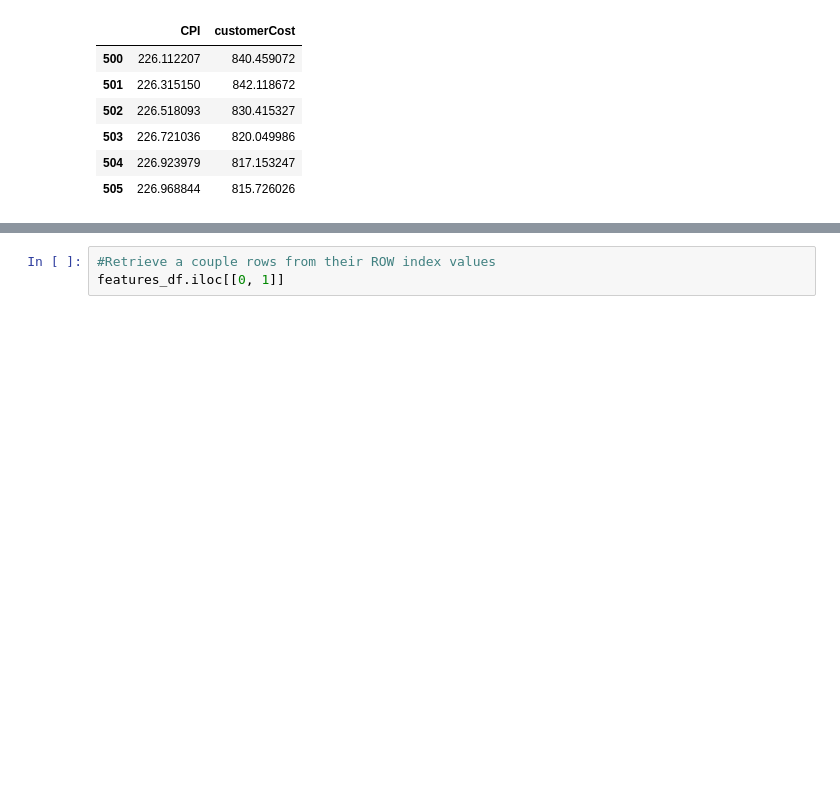
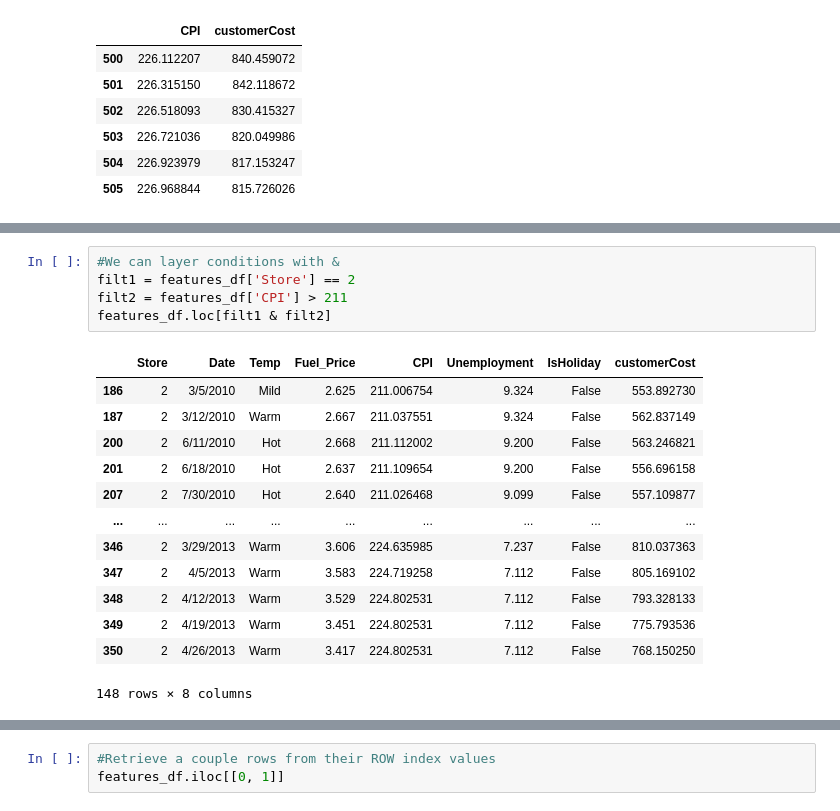
Before and after one commit to peterling7710/BCHPython2, a Jupyter notebook: Python2_master.ipynb, the cells around one changed output, grey strips where cells are left out. Drawn from its saved outputs; the diff is of its cells as text; blank space fills up the shorter version.

```diff
--- a/Python2_master.ipynb
+++ b/Python2_master.ipynb
@@ -388,0 +401,19 @@ features_df.loc[500:505, ["CPI", "customerCost"]]
+# %%
+#We can layer conditions with &
+filt1 = features_df['Store'] == 2
+filt2 = features_df['CPI'] > 211
+features_df.loc[filt1 & filt2]
+# %% [output]
+|  | Store | Date | Temp | Fuel_Price | CPI | Unemployment | IsHoliday | customerCost |
+| 186 | 2 | 3/5/2010 | Mild | 2.625 | 211.006754 | 9.324 | False | 553.892730 |
+| 187 | 2 | 3/12/2010 | Warm | 2.667 | 211.037551 | 9.324 | False | 562.837149 |
+| 200 | 2 | 6/11/2010 | Hot | 2.668 | 211.112002 | 9.200 | False | 563.246821 |
+| 201 | 2 | 6/18/2010 | Hot | 2.637 | 211.109654 | 9.200 | False | 556.696158 |
+| 207 | 2 | 7/30/2010 | Hot | 2.640 | 211.026468 | 9.099 | False | 557.109877 |
+| ... | ... | ... | ... | ... | ... | ... | ... | ... |
+| 346 | 2 | 3/29/2013 | Warm | 3.606 | 224.635985 | 7.237 | False | 810.037363 |
+| 347 | 2 | 4/5/2013 | Warm | 3.583 | 224.719258 | 7.112 | False | 805.169102 |
+| 348 | 2 | 4/12/2013 | Warm | 3.529 | 224.802531 | 7.112 | False | 793.328133 |
+| 349 | 2 | 4/19/2013 | Warm | 3.451 | 224.802531 | 7.112 | False | 775.793536 |
+| 350 | 2 | 4/26/2013 | Warm | 3.417 | 224.802531 | 7.112 | False | 768.150250 |
+148 rows × 8 columns
```
Also changed, not shown: parts of 16 cells of this notebook, 3 other files.
